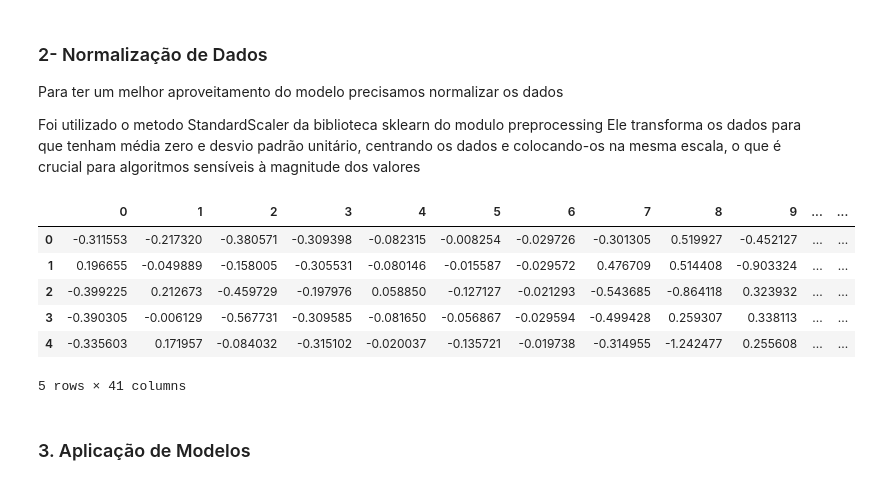
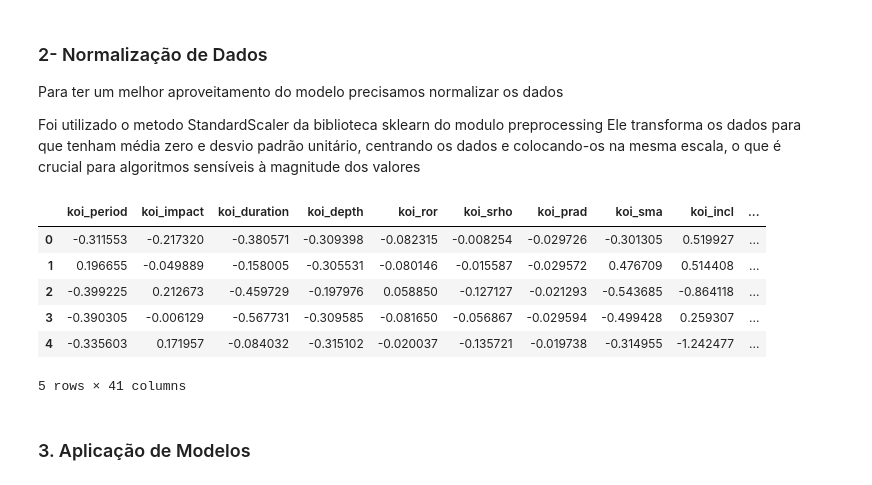
Before and after one commit to ThiagoVenturim/Classificao_de_Exoplanetas, a Jupyter notebook: classificacao_exoplaneta.ipynb, the cells around one changed output. Saved outputs shown, nothing was run; the diff lists cells and outputs as text; code cells hidden in the pictures.

```diff
--- a/classificacao_exoplaneta.ipynb
+++ b/classificacao_exoplaneta.ipynb
@@ -159,19 +158,20 @@ Ele transforma os dados para que tenham média zero  e desvio padrão unitário,
 # %%
 from sklearn.preprocessing import StandardScaler
 X = df.copy()
 Y = X[['koi_disposition']]
 X.drop(columns=['kepoi_name', 'koi_disposition'] , inplace=True)
 scaler = StandardScaler()
 scaler.fit(X)
-X = pd.DataFrame(scaler.transform(X))
+colunas = X.columns
+X = pd.DataFrame(scaler.transform(X),columns=colunas)
 X.head()
 # %% [output]
-|  | 0 | 1 | 2 | 3 | 4 | 5 | 6 | 7 | 8 | 9 | ... | ... |
-| 0 | -0.311553 | -0.217320 | -0.380571 | -0.309398 | -0.082315 | -0.008254 | -0.029726 | -0.301305 | 0.519927 | -0.452127 | ... | ... |
-| 1 | 0.196655 | -0.049889 | -0.158005 | -0.305531 | -0.080146 | -0.015587 | -0.029572 | 0.476709 | 0.514408 | -0.903324 | ... | ... |
-| 2 | -0.399225 | 0.212673 | -0.459729 | -0.197976 | 0.058850 | -0.127127 | -0.021293 | -0.543685 | -0.864118 | 0.323932 | ... | ... |
-| 3 | -0.390305 | -0.006129 | -0.567731 | -0.309585 | -0.081650 | -0.056867 | -0.029594 | -0.499428 | 0.259307 | 0.338113 | ... | ... |
-| 4 | -0.335603 | 0.171957 | -0.084032 | -0.315102 | -0.020037 | -0.135721 | -0.019738 | -0.314955 | -1.242477 | 0.255608 | ... | ... |
+|  | koi_period | koi_impact | koi_duration | koi_depth | koi_ror | koi_srho | koi_prad | koi_sma | koi_incl | ... |
+| 0 | -0.311553 | -0.217320 | -0.380571 | -0.309398 | -0.082315 | -0.008254 | -0.029726 | -0.301305 | 0.519927 | ... |
+| 1 | 0.196655 | -0.049889 | -0.158005 | -0.305531 | -0.080146 | -0.015587 | -0.029572 | 0.476709 | 0.514408 | ... |
+| 2 | -0.399225 | 0.212673 | -0.459729 | -0.197976 | 0.058850 | -0.127127 | -0.021293 | -0.543685 | -0.864118 | ... |
+| 3 | -0.390305 | -0.006129 | -0.567731 | -0.309585 | -0.081650 | -0.056867 | -0.029594 | -0.499428 | 0.259307 | ... |
+| 4 | -0.335603 | 0.171957 | -0.084032 | -0.315102 | -0.020037 | -0.135721 | -0.019738 | -0.314955 | -1.242477 | ... |
 5 rows × 41 columns
 # %% [markdown]
 ### 3. Aplicação de Modelos
```
Also changed, not shown: parts of 3 cells of this notebook.
